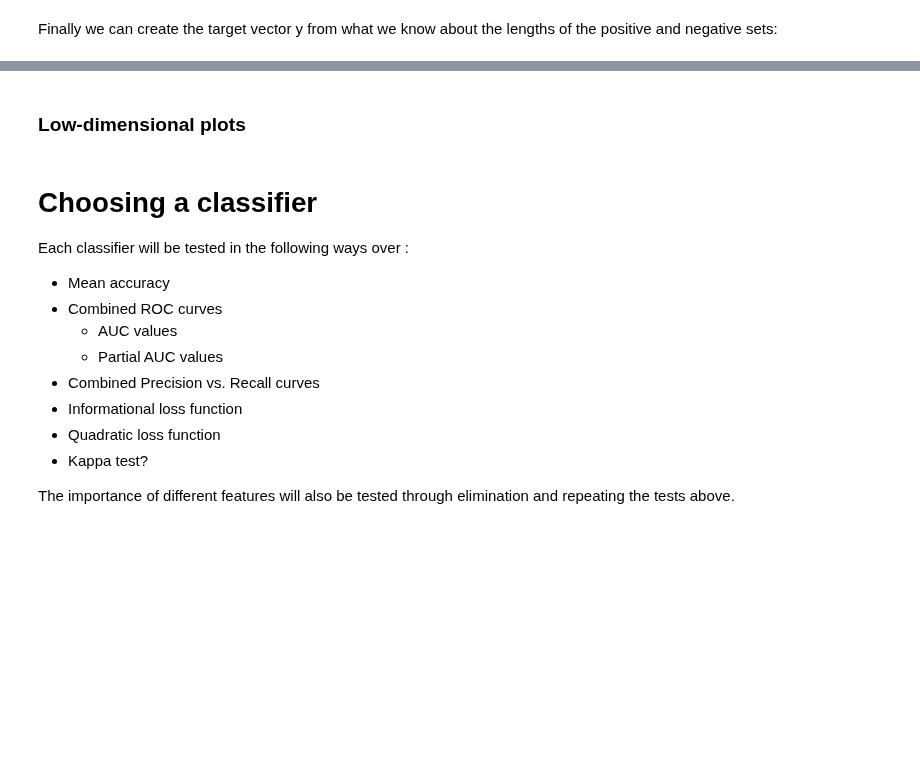
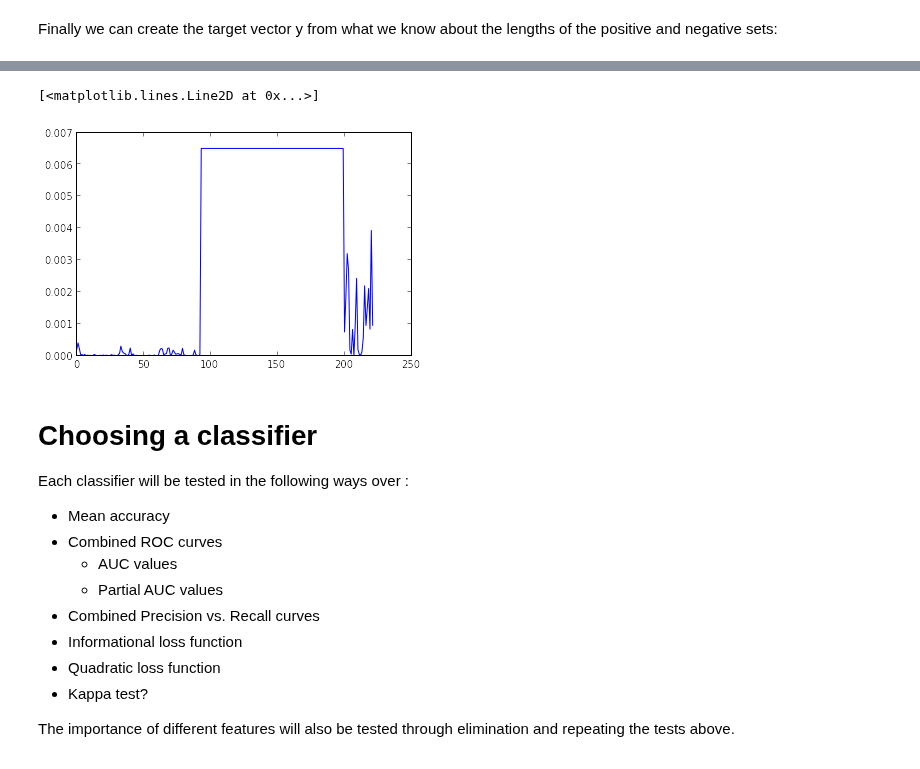
Before and after one commit to gngdb/opencast-bio, a Jupyter notebook: notebooks/Classifier Training HIPPIE.ipynb, the cells around one changed output, grey strips where cells are left out. Drawn from its saved outputs; the diff is of its cells as text; code cells hidden in the pictures; blank space fills up the shorter version.

```diff
--- a/notebooks/Classifier Training HIPPIE.ipynb
+++ b/notebooks/Classifier Training HIPPIE.ipynb
@@ -29,3 +31,7 @@ plottablerows = where(plottablerows.max(axis=1)==False)
+# %%
+NAinds = where(X=="NA")
+# %%
+X[NAinds] = 0.0
 # %%
 X[X=="missing"] = np.nan
 X = X.astype(np.float)
@@ -107,2 +53,3 @@ rowindexes = concatenate([oneindexes[0][:10],zeroindexes[0][:6000]])
 # %%
-maxes = amax(abs(Xplot),axis=0) + 1e-14
+#for normalisation
+maxes = amax(abs(X),axis=0) + 1e-14
@@ -284,2 +55,0 @@ savez("../plots/parrallel.coordinates.plot.oop.npz",Xplot[rowindexes,:],y[rowind
-# %% [markdown]
-### Low-dimensional plots
@@ -291,3 +56,10 @@ savez("../plots/tdsne.oop.npz",X_tsneoop)
+# %%
+mutualinfo = map(lambda x: sklearn.metrics.mutual_info_score(X[:,x]/maxes[x],y), range(222))
+# %%
+plot(mutualinfo)
+# %% [output]
+[<matplotlib.lines.Line2D at 0x...>]
+[figure, added]
 # %% [markdown]
 # Choosing a classifier
 
```
Also changed, not shown: parts of 56 cells of this notebook, 2 other files.
